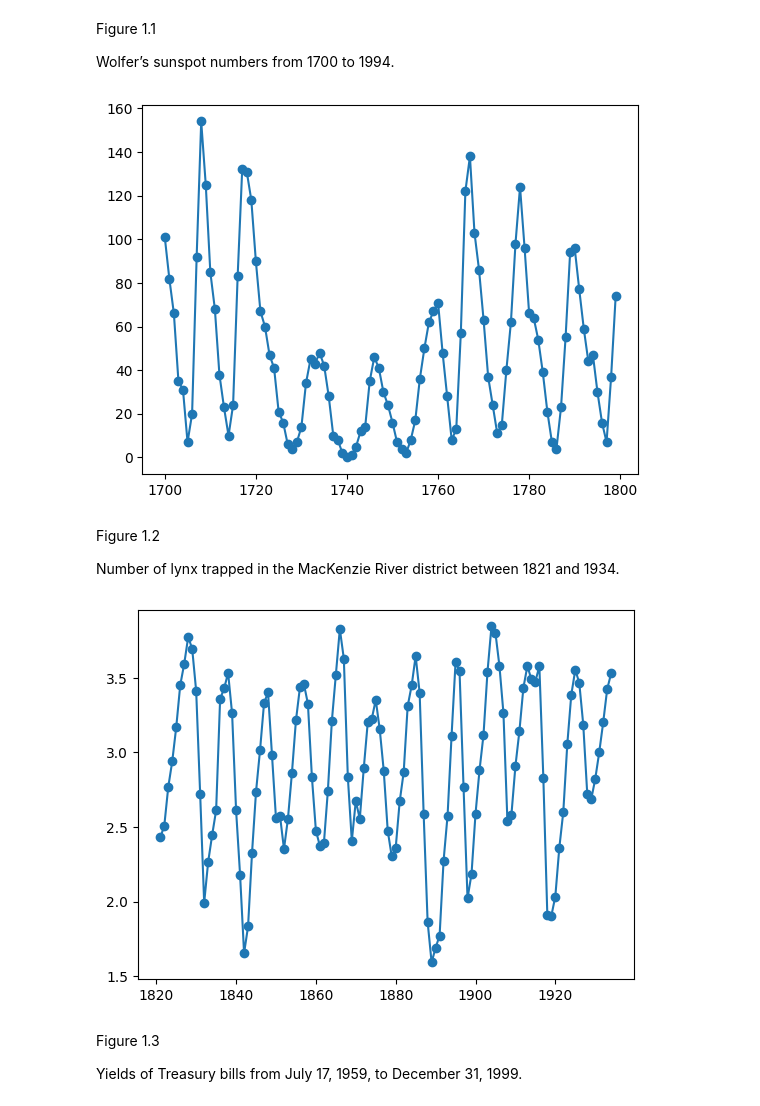
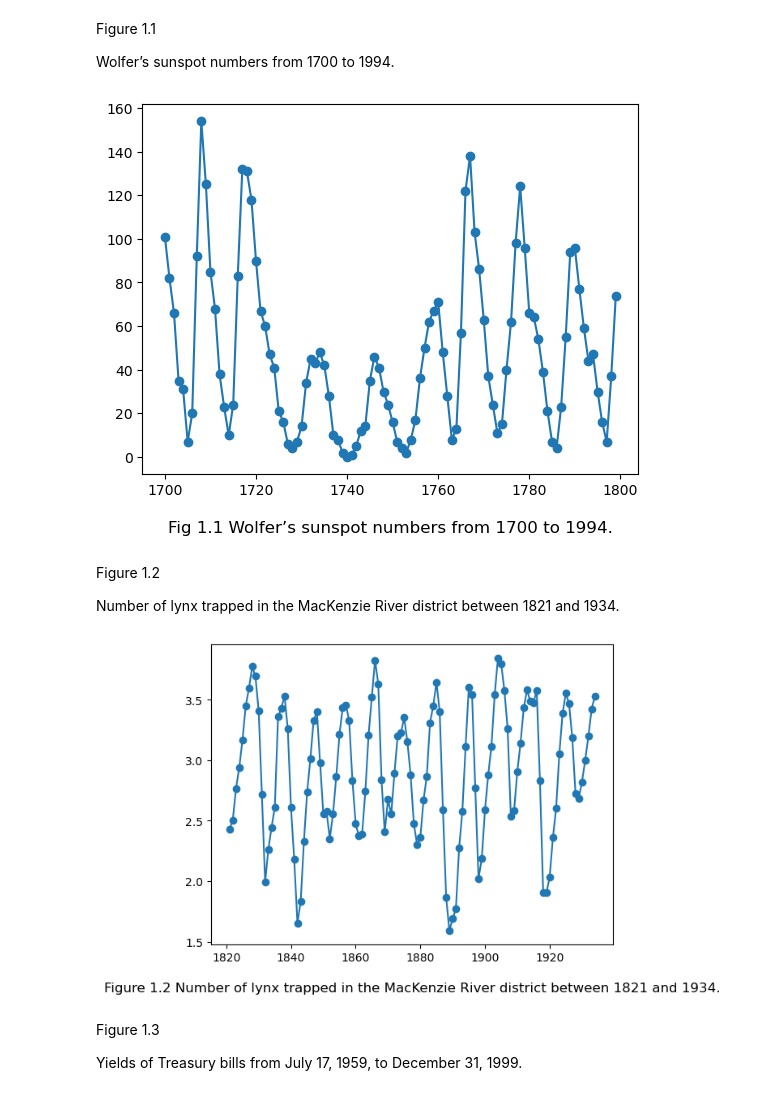
Before and after one commit to lu-lu-xue/Applied-Time-Series-Analysis, a Jupyter notebook: Python/ch1/Section 1.1.ipynb, the cells around one changed output. Drawn from its saved outputs; the diff is of its cells as text; code cells hidden in the pictures.

Commit message:
adding titles to graphs

```diff
--- a/Python/ch1/Section 1.1.ipynb
+++ b/Python/ch1/Section 1.1.ipynb
@@ -28,9 +28,15 @@ Figure 1.1
 # %%
 sunspots = reaDat("spots.dat")
 # %%
-plotDat(sunspots,range(1700,1800))
+## without putting a tile
+#plotDat(sunspots,range(1700,1800))
+
+# with a title at bottom
+plt.plot(range(1700,1800),sunspots,'o-')
+plt.title('Figure 1.1 Wolfer’s sunspot numbers from 1700 to 1994.', y=-0.18)
+plt.show()
 # %% [output]
-[figure, old version]
+[figure, new version]
 # %% [markdown]
 Figure 1.2
 
@@ -42,9 +48,15 @@ lynx['log'] = np.log10(lynx[0])
 # %%
 # set xticks
 end = 1821+len(lynx)
-plotDat(lynx['log'],range(1821,end))
+# without a title
+#plotDat(lynx['log'],range(1821,end))
+
+# with a title at bottom
+plt.plot(range(1821,end),lynx['log'],'o-')
+plt.title('Figure 1.2 Number of lynx trapped in the MacKenzie River district between 1821 and 1934.', y=-0.18)
+plt.show()
 # %% [output]
-[figure, old version]
+[figure, new version]
 # %% [markdown]
 Figure 1.3
 
```
Also changed, not shown: parts of 2 cells of this notebook.
